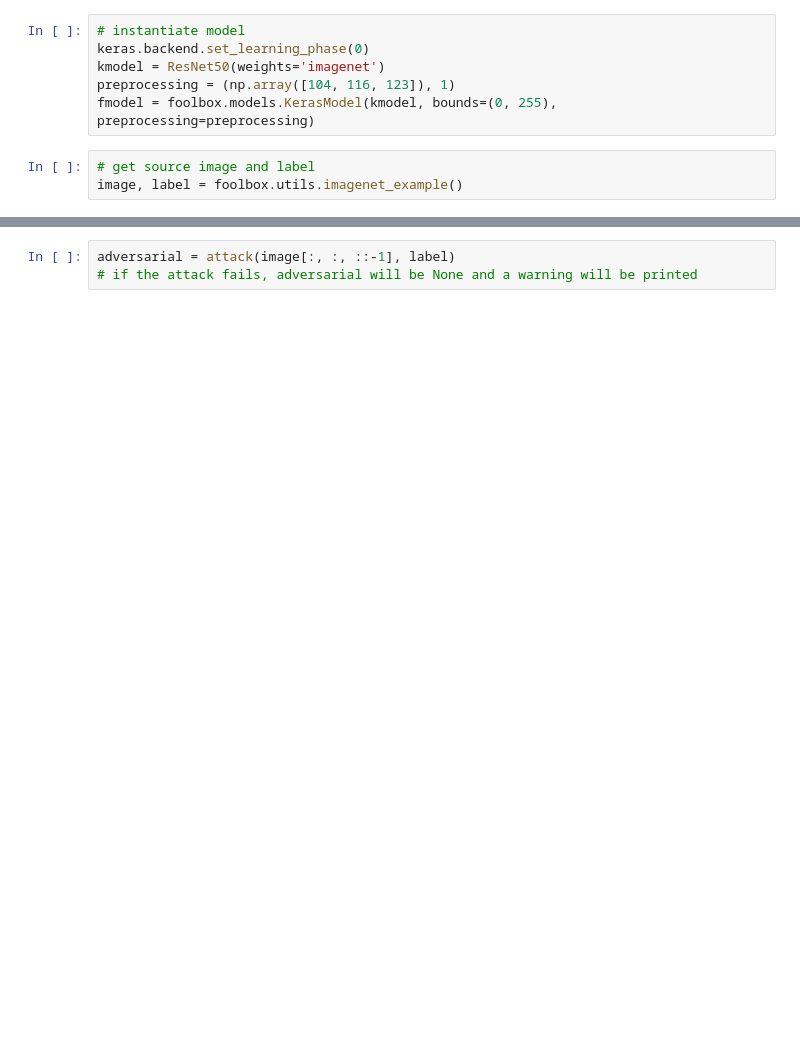
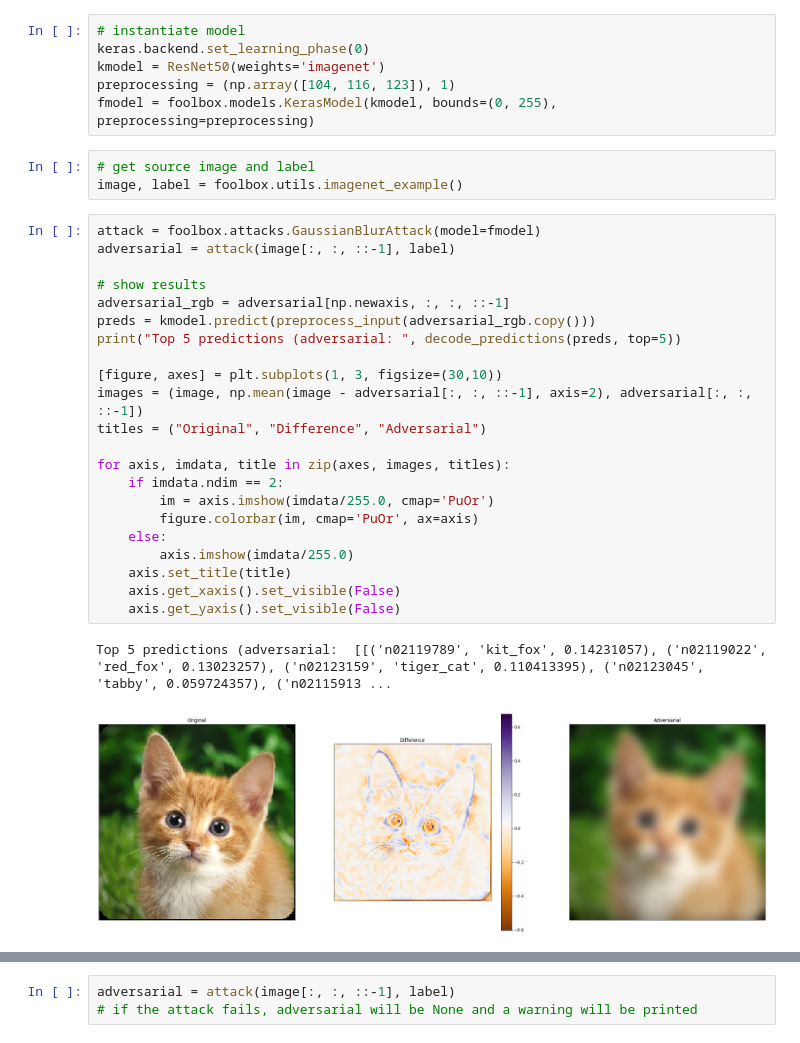
Before and after one commit to ansuini/Winter_School_QLS_2018, a Jupyter notebook: Advanced1/Adversarial.ipynb, the cells around one changed output, grey strips where cells are left out. Cells and saved outputs as stored; diff of their text form; blank space fills up the shorter version.

Commit message:
Notebook for lecture on adversarial examples v1

```diff
--- a/Advanced1/Adversarial.ipynb
+++ b/Advanced1/Adversarial.ipynb
@@ -13,3 +24,28 @@ fmodel = foolbox.models.KerasModel(kmodel, bounds=(0, 255), preprocessing=prepro
 # %%
 # get source image and label
 image, label = foolbox.utils.imagenet_example()
+# %%
+attack = foolbox.attacks.GaussianBlurAttack(model=fmodel)
+adversarial = attack(image[:, :, ::-1], label)
+
+# show results
+adversarial_rgb = adversarial[np.newaxis, :, :, ::-1]
+preds = kmodel.predict(preprocess_input(adversarial_rgb.copy()))
+print("Top 5 predictions (adversarial: ", decode_predictions(preds, top=5))
+
+[figure, axes] = plt.subplots(1, 3, figsize=(30,10))
+images = (image, np.mean(image - adversarial[:, :, ::-1], axis=2), adversarial[:, :, ::-1])
+titles = ("Original", "Difference", "Adversarial")
+
+for axis, imdata, title in zip(axes, images, titles):
+    if imdata.ndim == 2:
+        im = axis.imshow(imdata/255.0, cmap='PuOr')
+        figure.colorbar(im, cmap='PuOr', ax=axis)
+    else:
+        axis.imshow(imdata/255.0)
+    axis.set_title(title)
+    axis.get_xaxis().set_visible(False)
+    axis.get_yaxis().set_visible(False)
+# %% [output]
+Top 5 predictions (adversarial:  [[('n02119789', 'kit_fox', 0.14231057), ('n02119022', 'red_fox', 0.13023257), ('n02123159', 'tiger_cat', 0.110413395), ('n02123045', 'tabby', 0.059724357), ('n02115913 ...
+[figure, added]
```
Also changed, not shown: parts of 15 cells of this notebook.
